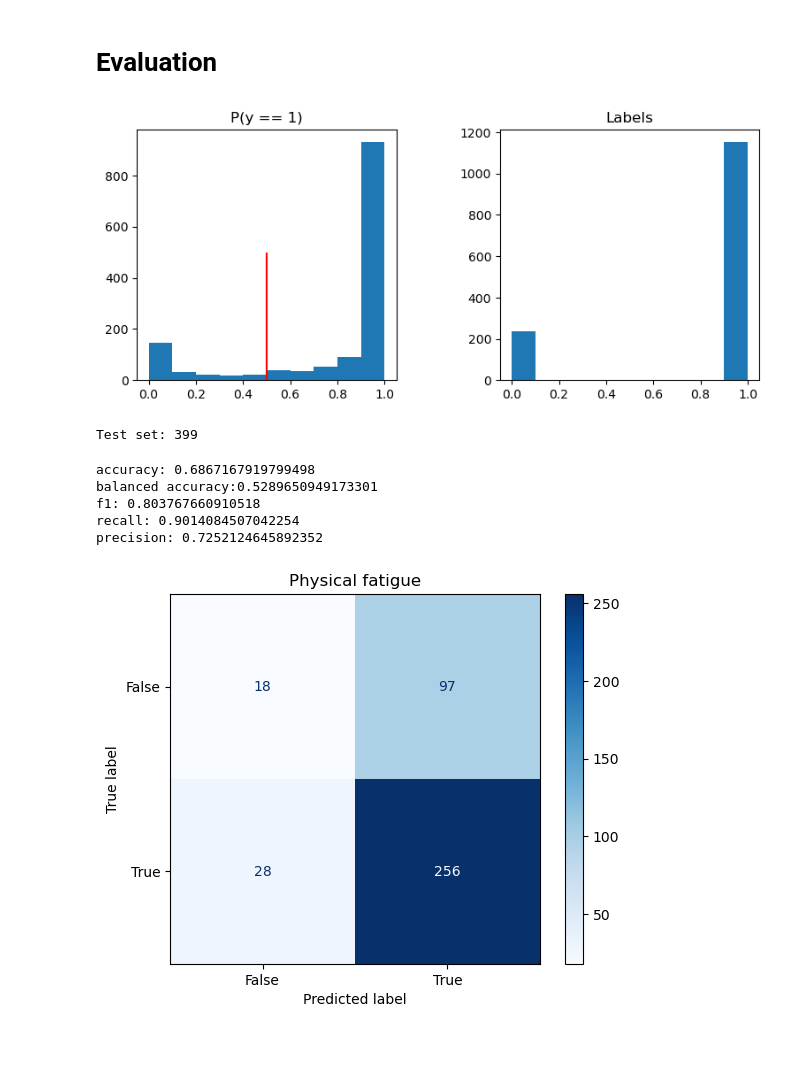
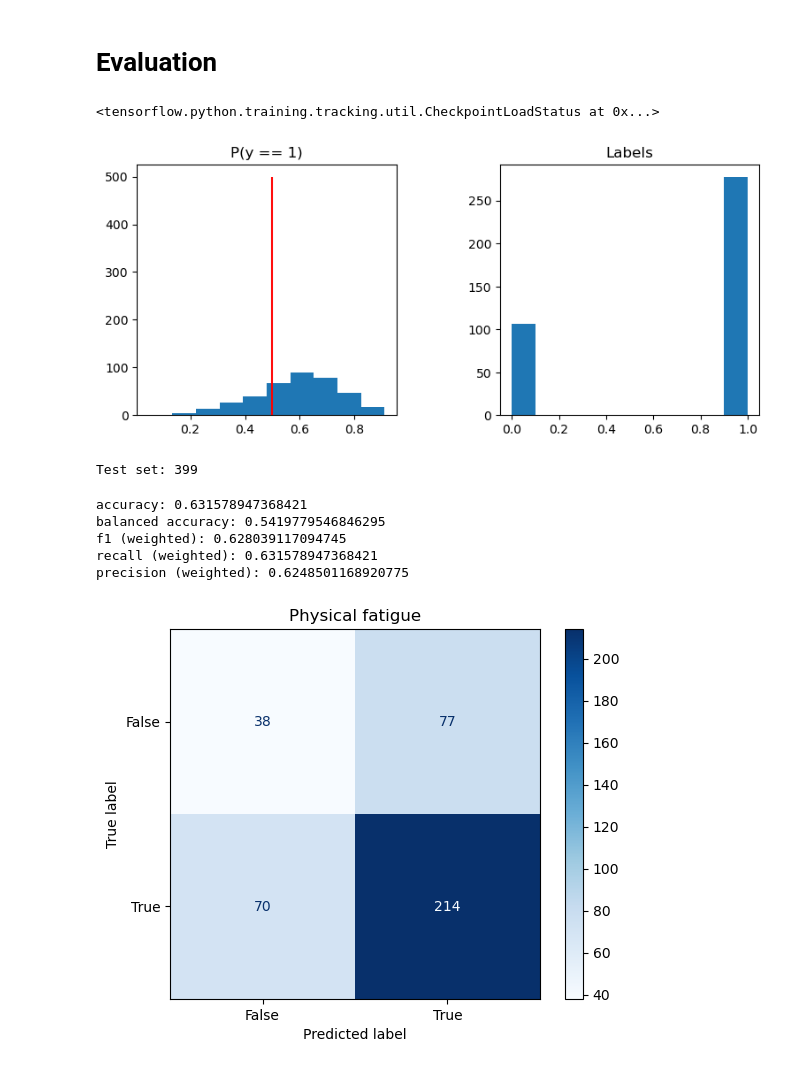
Before and after one commit to Yahnnosh/Sensor-Based-Modeling-of-Fatigue-Using-Transformer-Model, a Jupyter notebook: CNN.ipynb, the cells around one changed output. Drawn from its saved outputs; the diff is of its cells as text; code cells hidden in the pictures.

Commit message:
best CNN so far (weighted cross-entropy)

```diff
--- a/CNN.ipynb
+++ b/CNN.ipynb
@@ -47,12 +56,12 @@ class DataGenerator(Sequence):
         """
         # init
         X = np.empty((self.batch_size, *self.dim, self.n_channels))
-        y = np.empty(self.batch_size, dtype=int)
+        y = np.empty(self.batch_size, dtype=float) # TODO: int for non-logits
 
         # load individual datapoints
         for i, index in enumerate(indices):
             X[i, ] = np.load(self.data_path + f'/feature_vector{index}.npy', allow_pickle=True)
-            y[i] = np.load(self.data_path + f'/labels{index}.npy', allow_pickle=True)[0] # TODO: for now just phF
+            y[i] = np.load(self.data_path + f'/labels{index}.npy', allow_pickle=True)[variable] # TODO: for now just one variable
 
         return X, y
 
@@ -123,7 +127,7 @@ train_set (upsampled): (+: 2114, -: 2114)
 # %% [markdown]
 Data generators
 # %%
-training_batch_generator = DataGenerator(data_path=train_path, indices_dataset=train_indices, batch_size=128)
-validation_batch_generator = DataGenerator(data_path=train_path, indices_dataset=validation_indices, batch_size=32)
+training_batch_generator = DataGenerator(data_path=train_path, indices_dataset=np.arange(N), batch_size=128)
+validation_batch_generator = DataGenerator(data_path=test_path, indices_dataset=np.arange(N_test), batch_size=32) # TODO: use test set to avoid mixing
 # %% [markdown]
 Model
@@ -190,9 +230,16 @@ _________________________________________________________________
 Training
 # %%
 %%time
-early_stopping = EarlyStopping(monitor='val_loss', patience=3)
+# save best performing model
+checkpoint_path = './temp/checkpoint_model'
+model_checkpoint_callback = ModelCheckpoint(filepath=checkpoint_path,
+                                            save_weights_only=True,
+                                            monitor='val_loss',
+                                            save_best_only=True)
+
+# train
 history = model.fit_generator(generator=training_batch_generator,
                               validation_data=validation_batch_generator,
-                              epochs=30,
-                              callbacks=[early_stopping])
+                              epochs=100,
+                              callbacks=[model_checkpoint_callback])
 # %% [output]
@@ -246,28 +293,36 @@ plt.show()
 # %% [markdown]
 # Evaluation
+# %%
+# load best performing model
+model.load_weights(checkpoint_path)
+# %% [output]
+<tensorflow.python.training.tracking.util.CheckpointLoadStatus at 0x...>
 # %%
 # predict on validation set
 plt.subplots_adjust(left=0.1,
                     bottom=0.01,
                     right=1.2,
                     top=0.6,
                     wspace=0.4,
                     hspace=0.4)
 
 y_pred = model.predict(validation_batch_generator)
+y_pred = tf.math.sigmoid(y_pred).numpy() # TODO: for logits
+
+# for probs
 plt.subplot(1, 2, 1)
 plt.hist(y_pred.reshape(-1))
 plt.title('P(y == 1)')
 plt.vlines(x=0.5, ymin=0, ymax=500, color='red')
 
 y_pred = np.where(y_pred > 0.5, 1, 0) # as labels
 plt.subplot(1, 2, 2)
 plt.hist(y_pred.reshape(-1))
 plt.title('Labels')
 
 plt.show()
 # %% [output]
-[figure, old version]
+[figure, new version]
 # %%
 # load test data
 N_test = sum([1 for p in os.listdir(test_path) if p[:14] == 'feature_vector'])
@@ -283,27 +338,29 @@ Test set: 399
 # %%
 # classification metrics
 # predict
-y_test_pred = np.round(model.predict(test_batch_generator))
+y_test_pred = model.predict(test_batch_generator)
+y_test_pred = tf.math.sigmoid(y_test_pred).numpy() # TODO: for logits
+y_test_pred = np.round(y_test_pred)
 
 # evaluate
 accuracy = accuracy_score(y_pred=y_test_pred, y_true=y_test)
 balanced_accuracy = balanced_accuracy_score(y_pred=y_test_pred, y_true=y_test)
-f1 = f1_score(y_pred=y_test_pred, y_true=y_test)
-recall = recall_score(y_pred=y_test_pred, y_true=y_test)
-precision = precision_score(y_pred=y_test_pred, y_true=y_test)
+f1_weighted = f1_score(y_pred=y_test_pred, y_true=y_test, average='weighted')
+recall_weighted = recall_score(y_pred=y_test_pred, y_true=y_test, average='weighted')
+precision_weighted = precision_score(y_pred=y_test_pred, y_true=y_test, average='weighted')
 confusion = confusion_matrix(y_pred=y_test_pred, y_true=y_test)
 ConfusionMatrixDisplay(confusion_matrix=confusion, display_labels=[False, True]).plot(cmap=plt.cm.Blues)
 plt.title('Physical fatigue')
 
 print(f'accuracy: {accuracy}\n'
-      f'balanced accuracy:{balanced_accuracy}\n'
-      f'f1: {f1}\n'
-      f'recall: {recall}\n'
-      f'precision: {precision}')
+      f'balanced accuracy: {balanced_accuracy}\n'
+      f'f1 (weighted): {f1_weighted}\n'
+      f'recall (weighted): {recall_weighted}\n'
+      f'precision (weighted): {precision_weighted}')
 # %% [output]
-accuracy: 0.6867167919799498
-balanced accuracy:0.5289650949173301
-f1: 0.803767660910518
-recall: 0.9014084507042254
-precision: 0.7252124645892352
+accuracy: 0.631578947368421
+balanced accuracy: 0.5419779546846295
+f1 (weighted): 0.628039117094745
+recall (weighted): 0.631578947368421
+precision (weighted): 0.6248501168920775
-[figure, old version]
+[figure, new version]
```
Also changed, not shown: parts of 12 cells of this notebook, 4 other files.
